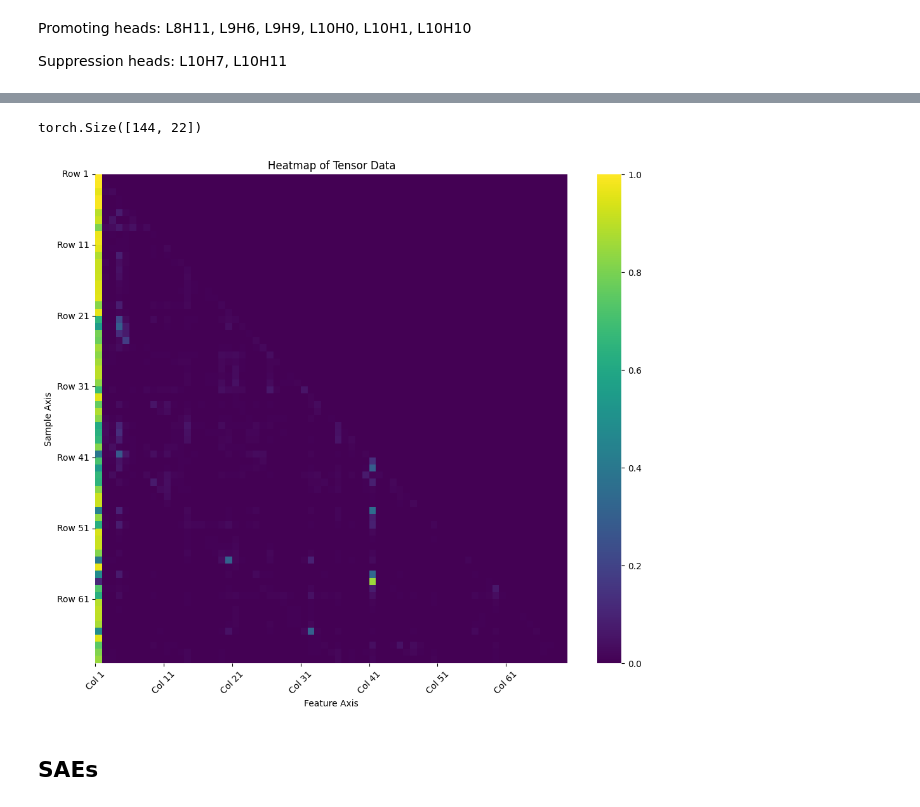
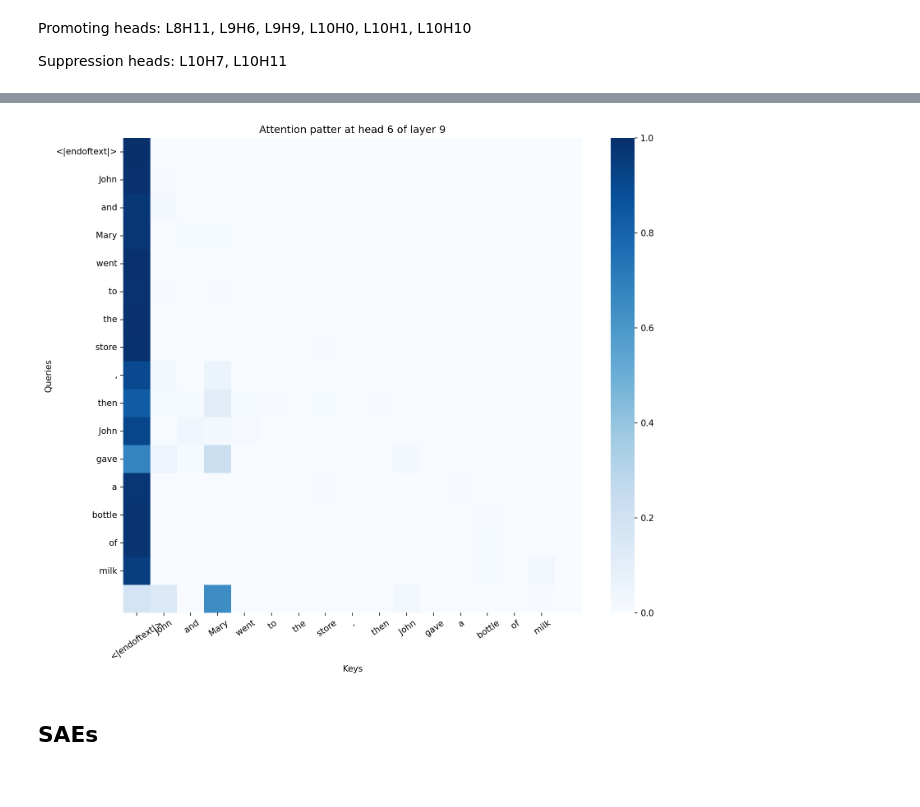
Before and after one commit to ghidav/mats-interp, a Jupyter notebook: experiments/002-task-vectors/002-tv.ipynb, the cells around one changed output, grey strips where cells are left out. Drawn from its saved outputs; the diff is of its cells as text; code cells hidden in the pictures.

```diff
--- a/experiments/002-task-vectors/002-tv.ipynb
+++ b/experiments/002-task-vectors/002-tv.ipynb
@@ -84,0 +122,4 @@ I'm Laura and I'm 25 years old.
+# %%
+def head_modifier_hook(x, hook, head_id, lam=1.2):
+    x[:, -1, head_id, :] = lam * x[:, -1, head_id, :]
+    return x
@@ -126,9 +250,11 @@ I'm Paul and I'm 12 years old.
     "name": "Paul",
     "age": 12
 }'''
+
+prompt = "John and Mary went to the store, then John gave a bottle of milk to"
 # %%
-def logits_diff(logits, ans):
-    top_tokens = logits[0, -1].topk(5).indices.tolist()
+def logits_diff(logits, ans, topk=5):
+    top_tokens = logits[0, -1].topk(topk).indices.tolist()
     if isinstance(ans, str):
         ans = model.to_single_token(ans)
 
@@ -154,7 +280,7 @@ def get_cache_fwd_and_bwd(tokens, ans):
 
         model.add_hook(filter_not_qkv_input, backward_cache_hook, "bwd")
 
-        value = logits_diff(model(tokens), ans)
+        value = logits_diff(model(tokens), ans, topk=10)
         value.backward()
         model.reset_hooks()
         return (
@@ -187,7 +313,7 @@ list(enumerate(model.to_str_tokens(prompt)))
 import einops
 from tqdm import tqdm
 
-first_output_token_id = 48
+first_output_token_id = 17
 
 patch = torch.zeros(144, len(tokens[0]) - first_output_token_id)
 
@@ -202,7 +328,3 @@ for i in tqdm(range(first_output_token_id, len(tokens[0]))):
                 "component batch pos d_model -> component pos",
                 "sum",
             )[:, -1]
-# %%
-patch.shape
-# %% [output]
-torch.Size([144, 22])
@@ -221,38 +346,39 @@ fig = px.imshow(
 fig.write_html("fig.html")
 # %%
 import seaborn as sns
-layer_id = 10
+import matplotlib.pyplot as plt
+layer_id = 9
 head_id = 6
 
 data = cache[f'blocks.{layer_id}.attn.hook_pattern'][0, head_id].cpu()
-
+labels = model.to_str_tokens(prompt)[:-1]
 # Set up the matplotlib figure
-plt.figure(figsize=(12, 10))
+plt.figure(figsize=(12, 10), dpi=150)
 
 # Draw the heatmap
-ax = sns.heatmap(data, cmap='viridis')
+ax = sns.heatmap(data, cmap='Blues', vmin=0, vmax=1)
 
 # Set tick labels
-ax.set_xticks(range(0, data.shape[1], 10))  # Set x-ticks every 10 columns
-ax.set_yticks(range(0, data.shape[0], 10))  # Set y-ticks every 10 rows
+ax.set_xticks([i + 0.5 for i in range(len(labels))])  # Set x-ticks every 10 columns
+ax.set_yticks([i + 0.5 for i in range(len(labels))])  # Set y-ticks every 10 rows
 
 # Set tick labels with optional custom labeling
-ax.set_xticklabels([f"Col {i+1}" for i in range(0, data.shape[1], 10)])
-ax.set_yticklabels([f"Row {i+1}" for i in range(0, data.shape[0], 10)])
+ax.set_xticklabels(labels)
+ax.set_yticklabels(labels)
 
 # Rotate tick labels for better visibility
-plt.xticks(rotation=45)
+plt.xticks(rotation=35)
 plt.yticks(rotation=0)
 
 # Title and labels (optional)
-plt.title('Heatmap of Tensor Data')
-plt.xlabel('Feature Axis')
-plt.ylabel('Sample Axis')
+plt.title(f'Attention patter at head {head_id} of layer {layer_id}')
+plt.xlabel('Keys')
+plt.ylabel('Queries')
 
 # Show the plot
 plt.show()
 # %% [output]
-[figure, old version]
+[figure, new version]
 # %% [markdown]
 ## SAEs
 # %%
```
Also changed, not shown: parts of 27 cells of this notebook, 3 other files.
